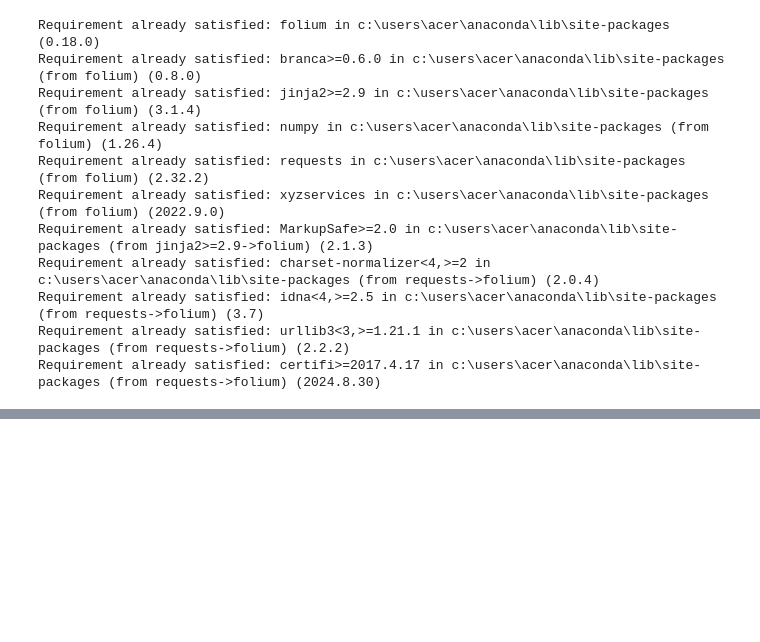
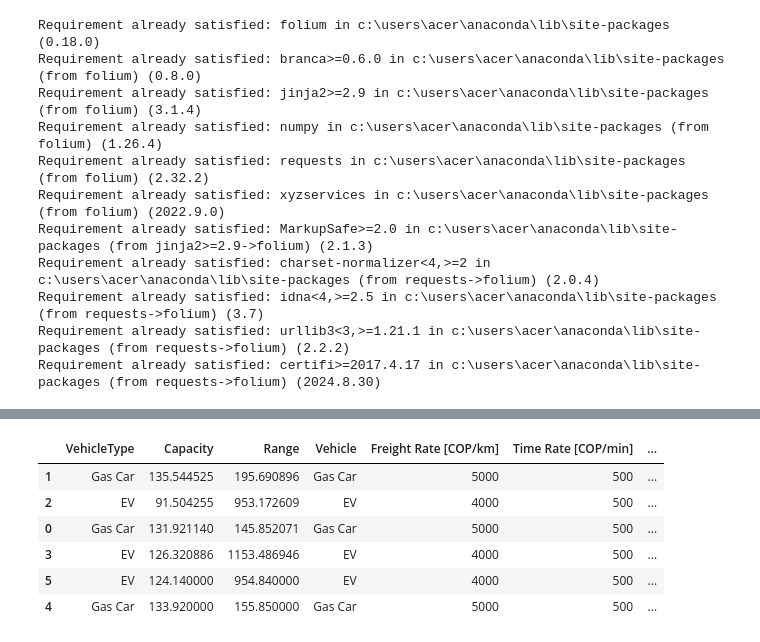
Before and after one commit to Pipeperez1305/PROY2_MOS, a Jupyter notebook: Proyecto Seneca Libre/MOS-Proyecto2.ipynb, the cells around one changed output, grey strips where cells are left out. Saved outputs shown, nothing was run; the diff lists cells and outputs as text; code cells hidden in the pictures; blank space fills up the shorter version.

```diff
--- a/Proyecto Seneca Libre/MOS-Proyecto2.ipynb
+++ b/Proyecto Seneca Libre/MOS-Proyecto2.ipynb
@@ -587,0 +724,4 @@ Rutas seleccionadas para el viajero 11: [(24, 1), (1, 24)]
+# %%
+vehiculos2 = pd.read_csv(r"C:\Users\ACER\OneDrive - Universidad de los Andes\Escritorio\MOS\PROY2_MOS\Proyecto Seneca Libre\case_2_cost\Vehicles.csv")
+print(vehiculos2.shape)
+vehiculos2.sample(5)
@@ -587,0 +736,27 @@ Rutas seleccionadas para el viajero 11: [(24, 1), (1, 24)]
+# %%
+# DataFrame 2 (datos de vehículos)
+vehiculos_data2 = pd.DataFrame({
+    'Vehicle': ['Gas Car', 'EV', 'Drone'],
+    'Freight Rate [COP/km]': [5000, 4000, 500],
+    'Time Rate [COP/min]': [500, 500, 500],
+    'Daily Maintenance [COP/day]': [30000, 21000, 3000],
+    'Recharge/Fuel Cost [COP/gal or kWh]': [16000, None, 220.73],
+    'Recharge/Fuel Time [min/10 percent charge]': [0.1, None, 2.0],
+    'Avg. Speed [km/h]': [None, None, 40.0],
+    'Gas Efficiency [km/gal]': [10.0, None, None],
+    'Electricity Efficiency [kWh/km]': [None, 0.15, 0.15]
+})
+
+
+# Realizar nuevamente el merge entre los DataFrames
+vehiculos_info2 = vehiculos2.merge(vehiculos_data2, left_on='VehicleType', right_on='Vehicle', how='left')
+
+vehiculos_info2.sample(6)
+# %% [output]
+|  | VehicleType | Capacity | Range | Vehicle | Freight Rate [COP/km] | Time Rate [COP/min] | ... |
+| 1 | Gas Car | 135.544525 | 195.690896 | Gas Car | 5000 | 500 | ... |
+| 2 | EV | 91.504255 | 953.172609 | EV | 4000 | 500 | ... |
+| 0 | Gas Car | 131.921140 | 145.852071 | Gas Car | 5000 | 500 | ... |
+| 3 | EV | 126.320886 | 1153.486946 | EV | 4000 | 500 | ... |
+| 5 | EV | 124.140000 | 954.840000 | EV | 4000 | 500 | ... |
+| 4 | Gas Car | 133.920000 | 155.850000 | Gas Car | 5000 | 500 | ... |
```
Also changed, not shown: parts of 31 cells of this notebook, 9 other files.
